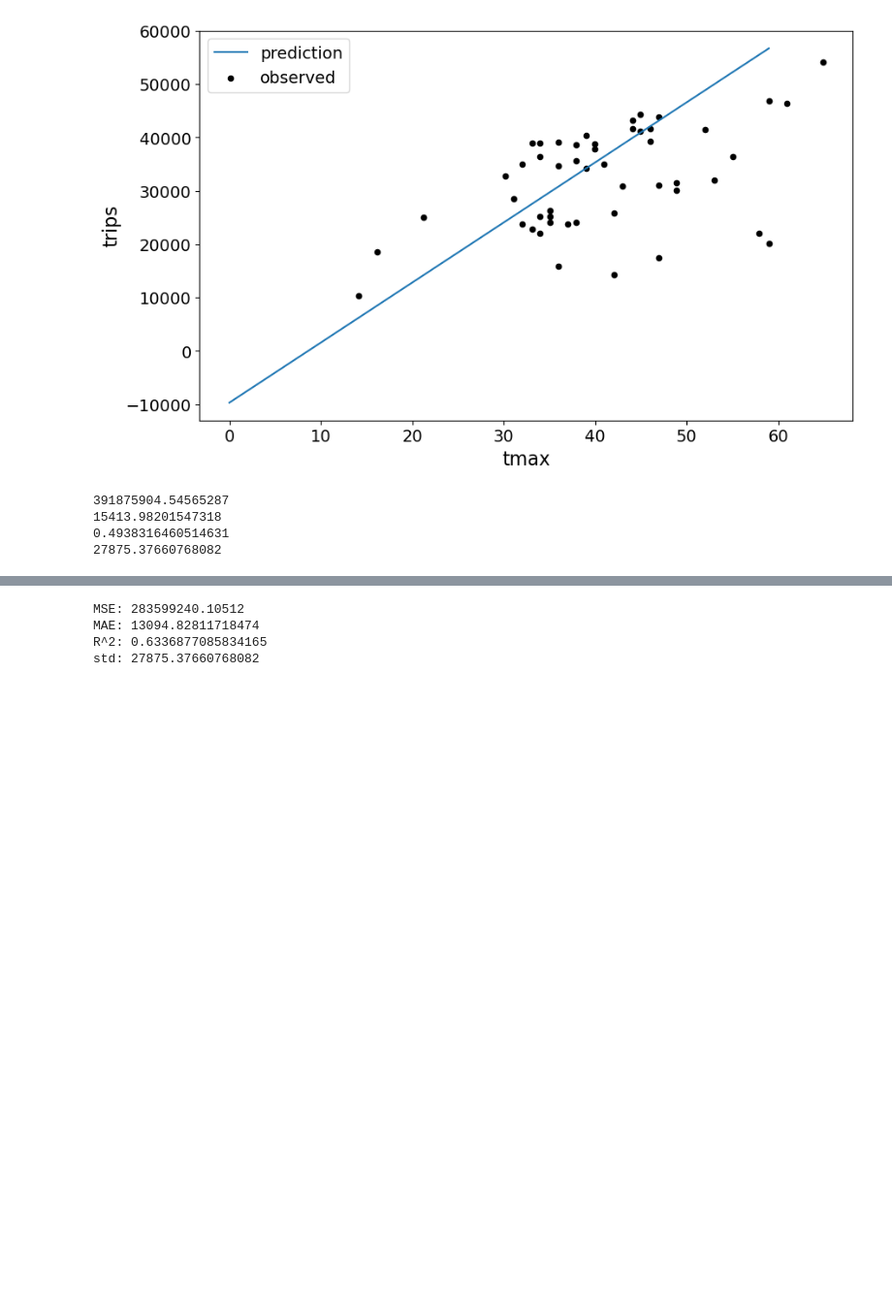
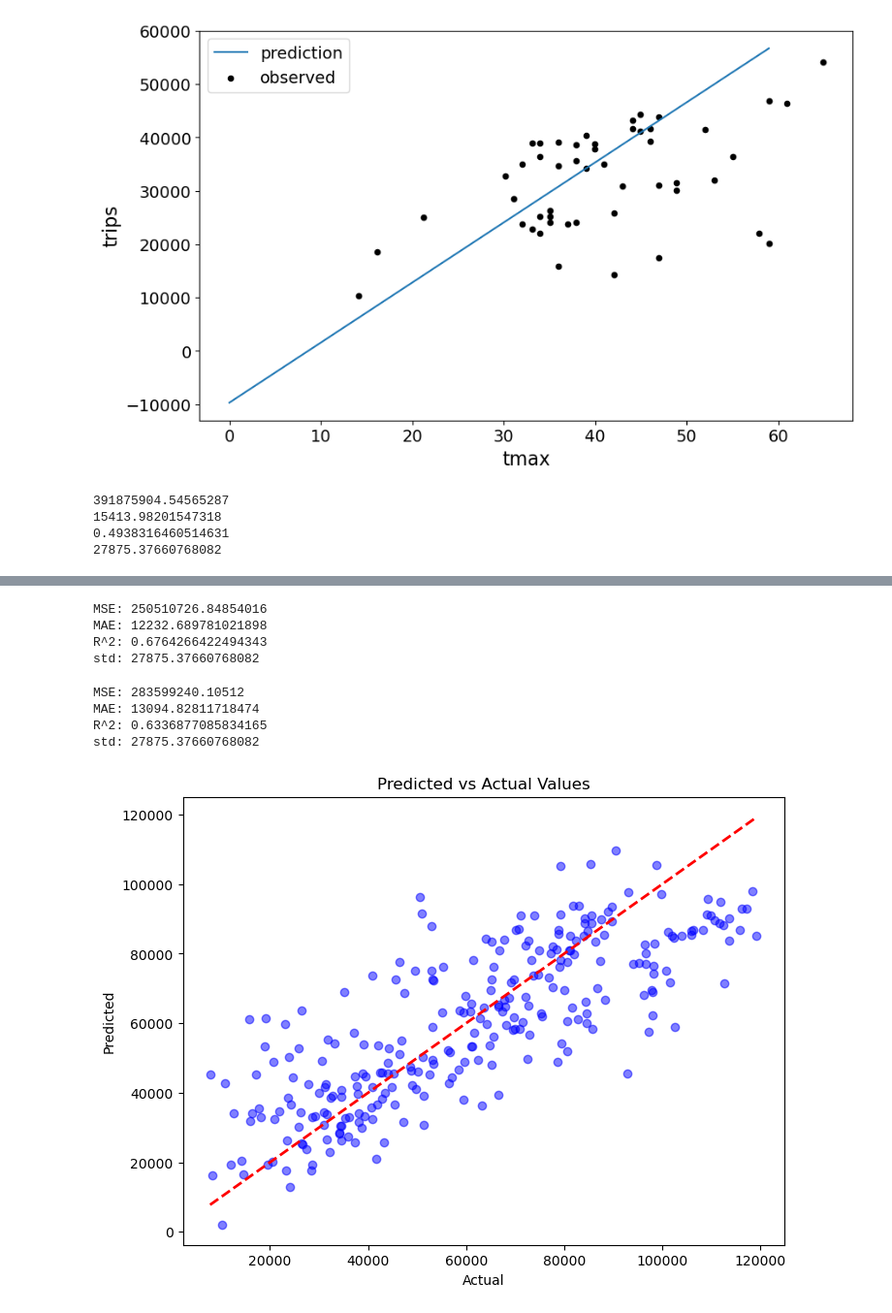
Before and after one commit to KagonDeans/citibikes, a Jupyter notebook: notebook/citibike_ml.ipynb, the cells around one changed output, grey strips where cells are left out. Shown at 97% size. Drawn from its saved outputs; the diff is of its cells as text; code cells hidden in the pictures; blank space fills up the shorter version.

Commit message:
higher r^2 score on lr

```diff
--- a/notebook/citibike_ml.ipynb
+++ b/notebook/citibike_ml.ipynb
@@ -78,0 +112,43 @@ print(y_test.std())
+# %%
+predictors = ['tmax', 'is_snow', 'did_rain', 'day_of_week', 'holiday', 'season', 'month', 'awnd', 'rhav', 'rhmn', 'rhmx', 'tavg', 'event_happened']
+cat_predictors = ['is_snow', 'did_rain', 'day_of_week', 'holiday', 'season', 'month', 'event_happened']
+num_predictors = ['tmax', 'rhav', 'rhmn', 'rhmx', 'tavg', 'awnd']
+
+X = citibike[predictors]
+X = pd.get_dummies(X, columns = cat_predictors)
+y = citibike['num_of_trips']
+
+# Splitting the X and y variables for training and testing
+X_train, X_test, y_train, y_test = train_test_split(X, y, random_state=117)
+
+# Creating the scaler and imputer
+scaler = StandardScaler()
+iterative_imputer = IterativeImputer()
+
+# Fit the scaler and imputer on the training set
+X_train_num = scaler.fit_transform(X_train[num_predictors])
+X_train_num = iterative_imputer.fit_transform(X_train_num)
+
+# Apply the same transformations to the test set
+X_test_num = scaler.transform(X_test[num_predictors])
+X_test_num = iterative_imputer.transform(X_test_num)
+
+X_train.loc[:, num_predictors] = X_train_num
+X_test.loc[:, num_predictors] = X_test_num
+
+#linear regression model
+linreg = LinearRegression()
+linreg.fit(X_train, y_train)
+
+# Predict on the test set
+y_pred_all = linreg.predict(X_test)
+# %%
+print(f'MSE: {mean_squared_error(y_test, y_pred_all)}')
+print(f'MAE: {mean_absolute_error(y_test, y_pred_all)}')
+print(f'R^2: {r2_score(y_test, y_pred_all)}')
+print(f'std: {y_test.std()}')
+# %% [output]
+MSE: 250510726.84854016
+MAE: 12232.689781021898
+R^2: 0.6764266422494343
+std: 27875.37660768082
@@ -99,3 +177,13 @@ MSE: 283599240.10512
 MAE: 13094.82811718474
 R^2: 0.6336877085834165
 std: 27875.37660768082
+# %%
+plt.figure(figsize=(8, 6))
+plt.scatter(y_test, y_pred_all, color='blue', alpha=0.5)
+plt.plot([y_test.min(), y_test.max()], [y_test.min(), y_test.max()], 'r--', linewidth=2)
+plt.xlabel('Actual')
+plt.ylabel('Predicted')
+plt.title('Predicted vs Actual Values')
+plt.show()
+# %% [output]
+[figure, added]
```
Also changed, not shown: parts of 5 cells of this notebook.
